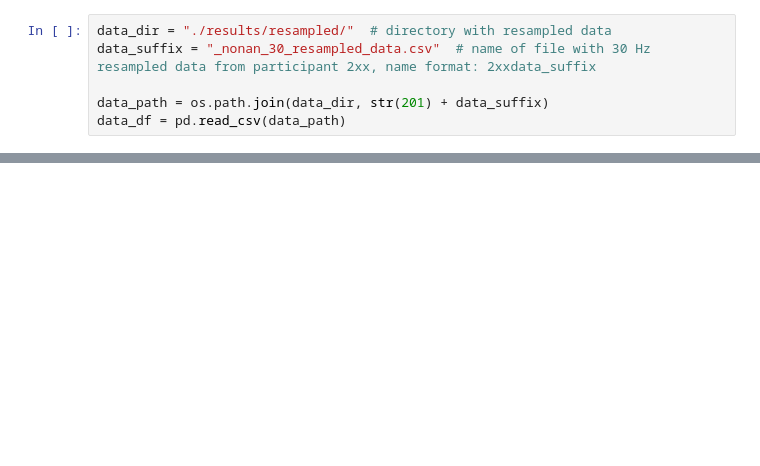
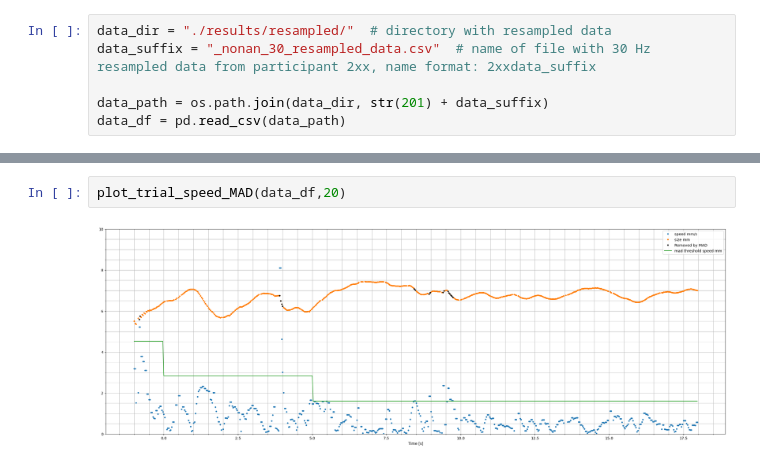
Before and after one commit to tscnlab/civibe_pupilprep, a Jupyter notebook: notebooks/prep_detect_remove_artifacts.ipynb, the cells around one changed output, grey strips where cells are left out. Drawn from its saved outputs; the diff is of its cells as text; blank space fills up the shorter version.

```diff
--- a/notebooks/prep_detect_remove_artifacts.ipynb
+++ b/notebooks/prep_detect_remove_artifacts.ipynb
@@ -167,0 +196,4 @@ Text(0.5, 0, 'Time [s]')
+# %%
+plot_trial_speed_MAD(data_df,20)
+# %% [output]
+[figure, added]
```
Also changed, not shown: parts of 31 cells of this notebook.
